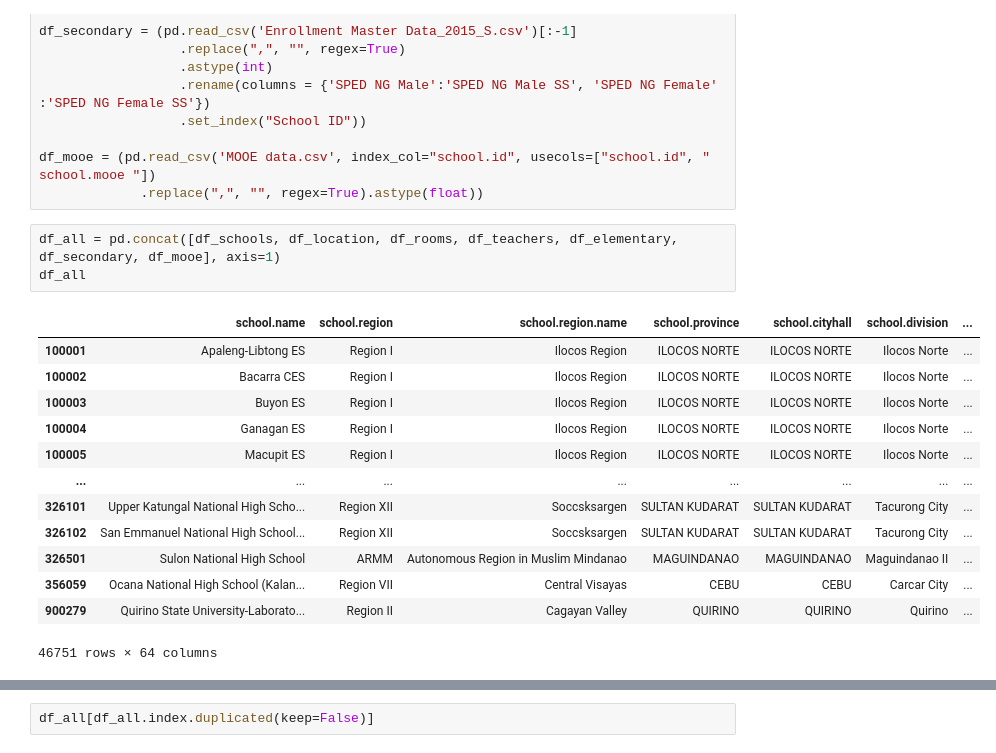
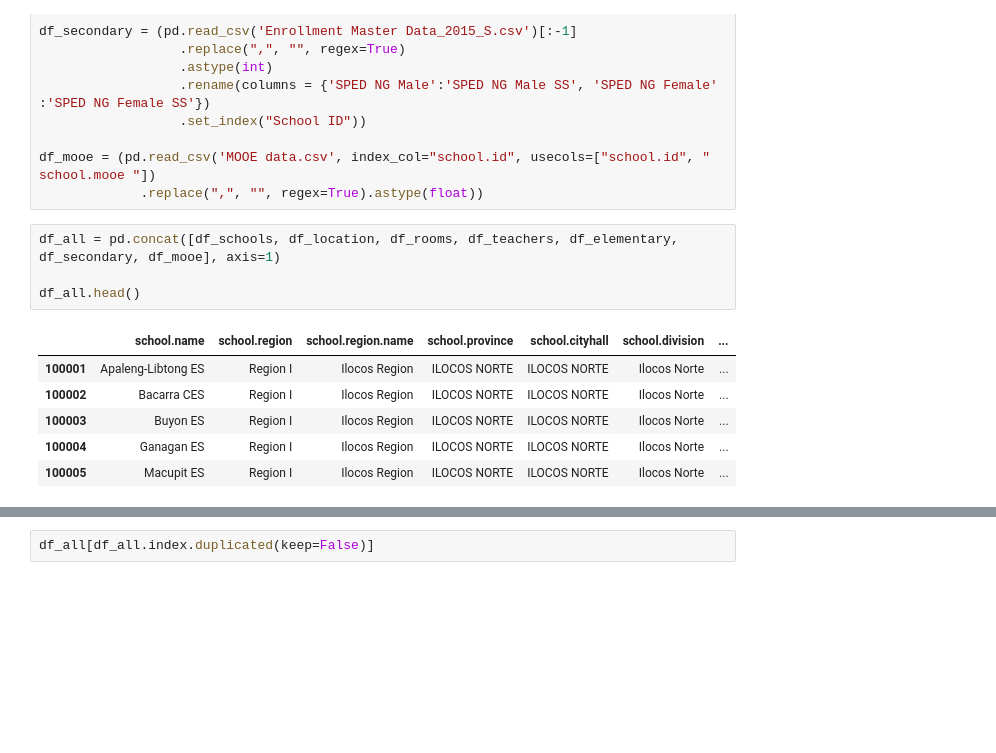
Before and after one commit to kayeyao/education-analytics, a Jupyter notebook: education_analytics/Sprint1_EDA.ipynb, the cells around one changed output, grey strips where cells are left out. Saved outputs shown, nothing was run; the diff lists cells and outputs as text; blank space fills up the shorter version.

```diff
--- a/education_analytics/Sprint1_EDA.ipynb
+++ b/education_analytics/Sprint1_EDA.ipynb
@@ -39,21 +39,15 @@ df_mooe = (pd.read_csv('MOOE data.csv', index_col="school.id", usecols=["school.
              .replace(",", "", regex=True).astype(float))
 # %%
 df_all = pd.concat([df_schools, df_location, df_rooms, df_teachers, df_elementary, df_secondary, df_mooe], axis=1)
-df_all
+
+df_all.head()
 # %% [output]
 |  | school.name | school.region | school.region.name | school.province | school.cityhall | school.division | ... |
 | 100001 | Apaleng-Libtong ES | Region I | Ilocos Region | ILOCOS NORTE | ILOCOS NORTE | Ilocos Norte | ... |
 | 100002 | Bacarra CES | Region I | Ilocos Region | ILOCOS NORTE | ILOCOS NORTE | Ilocos Norte | ... |
 | 100003 | Buyon ES | Region I | Ilocos Region | ILOCOS NORTE | ILOCOS NORTE | Ilocos Norte | ... |
 | 100004 | Ganagan ES | Region I | Ilocos Region | ILOCOS NORTE | ILOCOS NORTE | Ilocos Norte | ... |
 | 100005 | Macupit ES | Region I | Ilocos Region | ILOCOS NORTE | ILOCOS NORTE | Ilocos Norte | ... |
-| ... | ... | ... | ... | ... | ... | ... | ... |
-| 326101 | Upper Katungal National High Scho... | Region XII | Soccsksargen | SULTAN KUDARAT | SULTAN KUDARAT | Tacurong City | ... |
-| 326102 | San Emmanuel National High School... | Region XII | Soccsksargen | SULTAN KUDARAT | SULTAN KUDARAT | Tacurong City | ... |
-| 326501 | Sulon National High School | ARMM | Autonomous Region in Muslim Mindanao | MAGUINDANAO | MAGUINDANAO | Maguindanao II | ... |
-| 356059 | Ocana National High School (Kalan... | Region VII | Central Visayas | CEBU | CEBU | Carcar City | ... |
-| 900279 | Quirino State University-Laborato... | Region II | Cagayan Valley | QUIRINO | QUIRINO | Quirino | ... |
-46751 rows × 64 columns
 # %%
 df_secondary = (pd.read_csv('Enrollment Master Data_2015_S.csv')[:-1]
                   .replace(",", "", regex=True)
```
Also changed, not shown: parts of 54 cells of this notebook.
